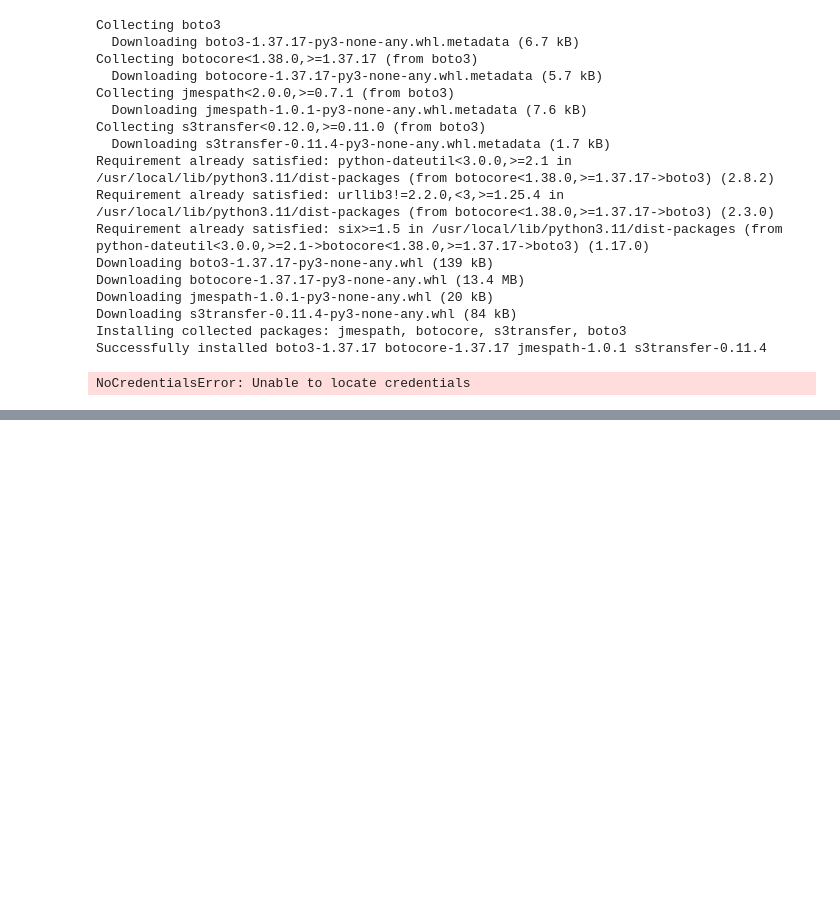
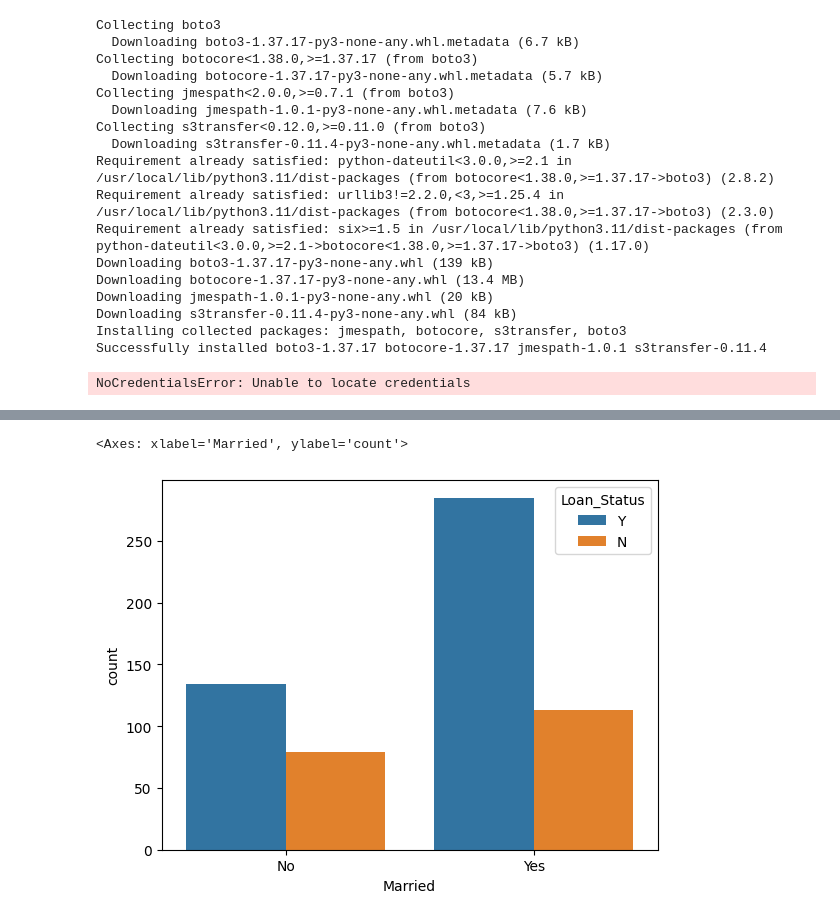
Before and after one commit to DarthAether/python_list, a Jupyter notebook: aws_crt.ipynb, the cells around one changed output, grey strips where cells are left out. Cells and saved outputs as stored; diff of their text form; code cells hidden in the pictures; blank space fills up the shorter version.

```diff
--- a/aws_crt.ipynb
+++ b/aws_crt.ipynb
@@ -53,0 +102,5 @@ print("Upload complete!")
+# %%
+sns.countplot(x='Married',data=train,hue='Loan_Status')
+# %% [output]
+<Axes: xlabel='Married', ylabel='count'>
+[figure, added]
```
Also changed, not shown: parts of 10 cells of this notebook.
